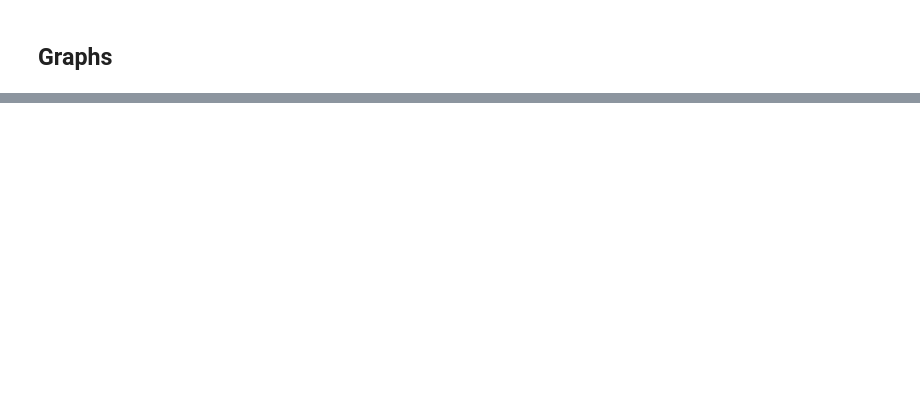
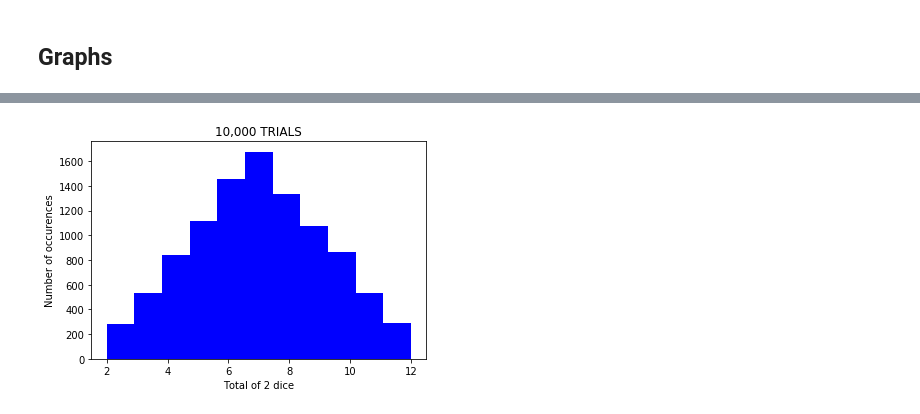
Before and after one commit to vipulpopat/MSCAI_CE4021_Week6, a Jupyter notebook: Etivity6.ipynb, the cells around one changed output, grey strips where cells are left out. Saved outputs shown, nothing was run; the diff lists cells and outputs as text; code cells hidden in the pictures; blank space fills up the shorter version.

```diff
--- a/Etivity6.ipynb
+++ b/Etivity6.ipynb
@@ -58,2 +104,11 @@ Sample Standard Deviation: 2.4139205201290284
+# %%
+num_bins = 11
+plt.title("10,000 TRIALS")
+plt.xlabel('Total of 2 dice')
+plt.ylabel('Number of occurences')
+plt.hist(result_of_10K_trials, num_bins, facecolor='blue')
+plt.show()
+# %% [output]
+[figure, added]
 # %%
 num_bins = 11
```
Also changed, not shown: parts of 10 cells of this notebook.
